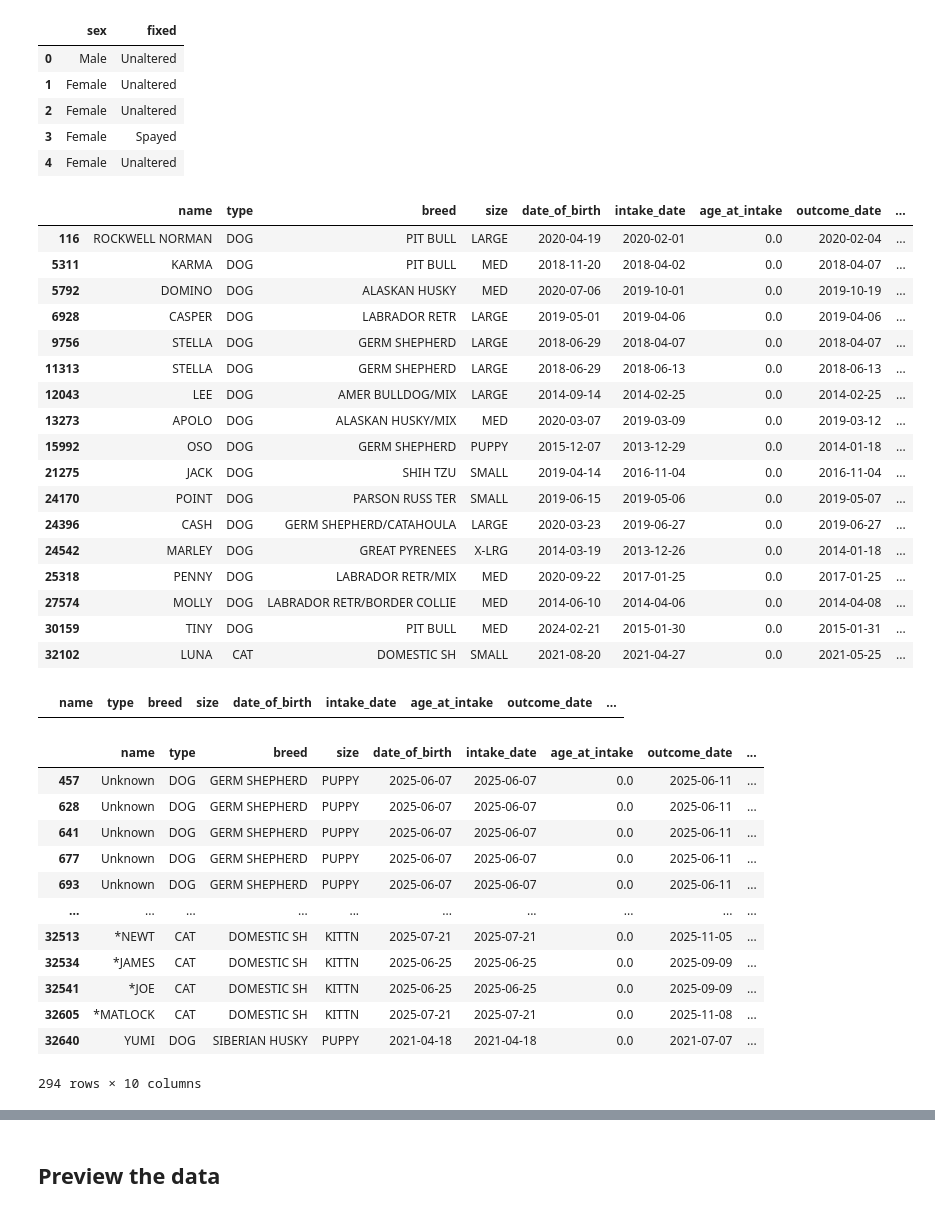
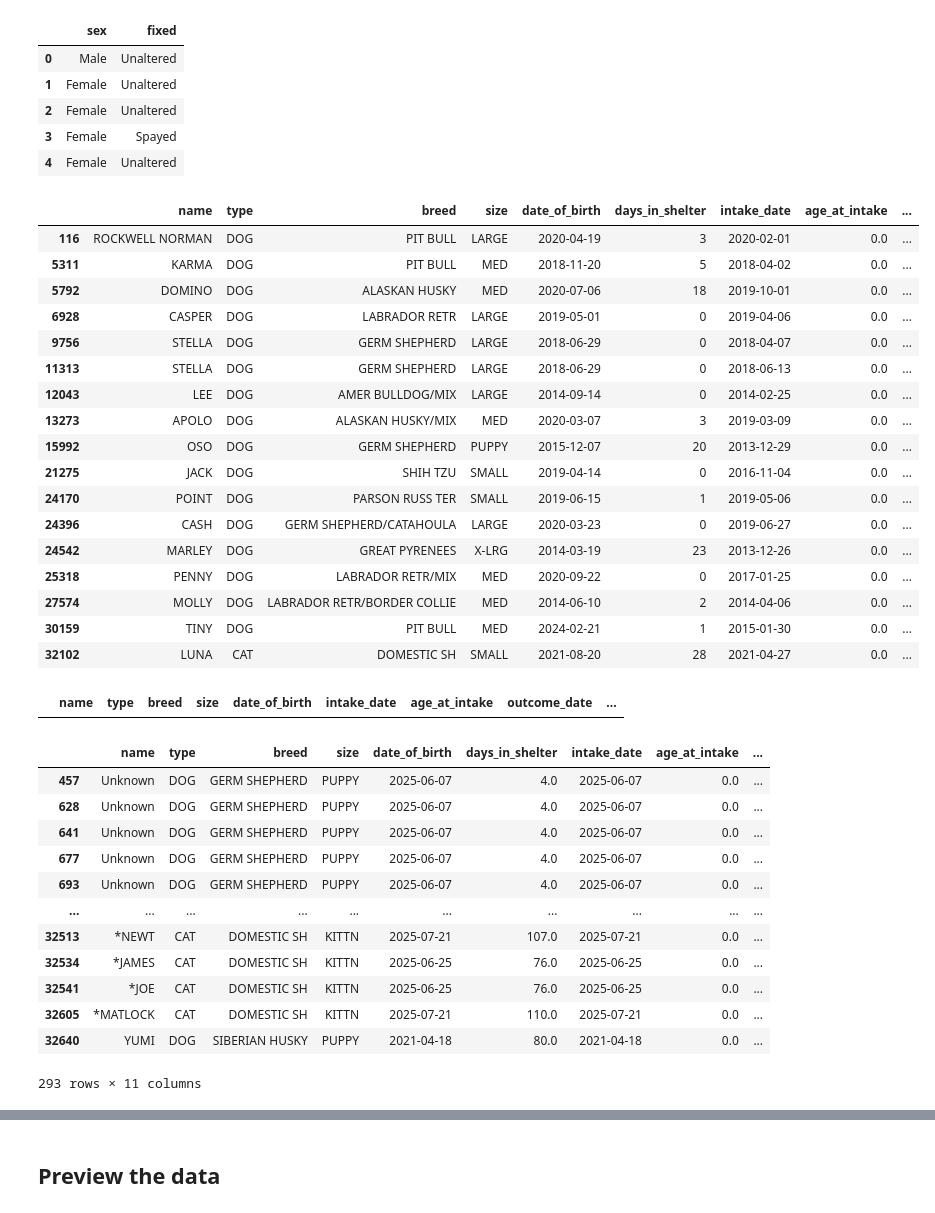
Before and after one commit to cillam/animal-shelter-analytics, a Jupyter notebook: notebooks/01_eda.ipynb, the cells around one changed output, grey strips where cells are left out. Drawn from its saved outputs; the diff is of its cells as text; code cells hidden in the pictures.

```diff
--- a/notebooks/01_eda.ipynb
+++ b/notebooks/01_eda.ipynb
@@ -145,0 +208,2 @@ Name: count, dtype: int64
+# %%
+pd.set_option("display.max_rows", None)
@@ -155,8 +264,8 @@ shelter_df["outcome_date"] = pd.to_datetime(shelter_df["outcome_date"])
 # Convert float zip code with int
 shelter_df["outcome_zip_code"] = shelter_df["outcome_zip_code"].astype(str).str.replace(".0", "")
 
-# Replacing all NaN values of outcome type column with "Pending"
-shelter_df["outcome_type"] = shelter_df["outcome_type"].fillna("Pending")
+# Drop all rows with no outcome date
+shelter_df = shelter_df.dropna(subset=["outcome_date"])
 
 # Remove any duplicate categories
 # Replacing all RTOS values of outcome type column with "RETURN TO OWNER"
@@ -229,26 +338,26 @@ def assign_group(age):
 
 shelter_df = shelter_df.assign(age_group = shelter_df['age_at_outcome'].map(assign_group))
 # %%
-shelter_df[shelter_df["age_at_outcome"] < 0][["name",	"type", "breed", "size", "date_of_birth", "intake_date", "age_at_intake", "outcome_date", "age_at_outcome"]]
+shelter_df[shelter_df["age_at_outcome"] < 0][["name",	"type", "breed", "size", "date_of_birth", "days_in_shelter", "intake_date", "age_at_intake", "outcome_date", "age_at_outcome"]]
 # %% [output]
-|  | name | type | breed | size | date_of_birth | intake_date | age_at_intake | outcome_date | ... |
-| 116 | ROCKWELL NORMAN | DOG | PIT BULL | LARGE | 2020-04-19 | 2020-02-01 | 0.0 | 2020-02-04 | ... |
-| 5311 | KARMA | DOG | PIT BULL | MED | 2018-11-20 | 2018-04-02 | 0.0 | 2018-04-07 | ... |
-| 5792 | DOMINO | DOG | ALASKAN HUSKY | MED | 2020-07-06 | 2019-10-01 | 0.0 | 2019-10-19 | ... |
-| 6928 | CASPER | DOG | LABRADOR RETR | LARGE | 2019-05-01 | 2019-04-06 | 0.0 | 2019-04-06 | ... |
-| 9756 | STELLA | DOG | GERM SHEPHERD | LARGE | 2018-06-29 | 2018-04-07 | 0.0 | 2018-04-07 | ... |
-| 11313 | STELLA | DOG | GERM SHEPHERD | LARGE | 2018-06-29 | 2018-06-13 | 0.0 | 2018-06-13 | ... |
-| 12043 | LEE | DOG | AMER BULLDOG/MIX | LARGE | 2014-09-14 | 2014-02-25 | 0.0 | 2014-02-25 | ... |
-| 13273 | APOLO | DOG | ALASKAN HUSKY/MIX | MED | 2020-03-07 | 2019-03-09 | 0.0 | 2019-03-12 | ... |
-| 15992 | OSO | DOG | GERM SHEPHERD | PUPPY | 2015-12-07 | 2013-12-29 | 0.0 | 2014-01-18 | ... |
-| 21275 | JACK | DOG | SHIH TZU | SMALL | 2019-04-14 | 2016-11-04 | 0.0 | 2016-11-04 | ... |
-| 24170 | POINT | DOG | PARSON RUSS TER | SMALL | 2019-06-15 | 2019-05-06 | 0.0 | 2019-05-07 | ... |
-| 24396 | CASH | DOG | GERM SHEPHERD/CATAHOULA | LARGE | 2020-03-23 | 2019-06-27 | 0.0 | 2019-06-27 | ... |
-| 24542 | MARLEY | DOG | GREAT PYRENEES | X-LRG | 2014-03-19 | 2013-12-26 | 0.0 | 2014-01-18 | ... |
-| 25318 | PENNY | DOG | LABRADOR RETR/MIX | MED | 2020-09-22 | 2017-01-25 | 0.0 | 2017-01-25 | ... |
-| 27574 | MOLLY | DOG | LABRADOR RETR/BORDER COLLIE | MED | 2014-06-10 | 2014-04-06 | 0.0 | 2014-04-08 | ... |
-| 30159 | TINY | DOG | PIT BULL | MED | 2024-02-21 | 2015-01-30 | 0.0 | 2015-01-31 | ... |
-| 32102 | LUNA | CAT | DOMESTIC SH | SMALL | 2021-08-20 | 2021-04-27 | 0.0 | 2021-05-25 | ... |
+|  | name | type | breed | size | date_of_birth | days_in_shelter | intake_date | age_at_intake | ... |
+| 116 | ROCKWELL NORMAN | DOG | PIT BULL | LARGE | 2020-04-19 | 3 | 2020-02-01 | 0.0 | ... |
+| 5311 | KARMA | DOG | PIT BULL | MED | 2018-11-20 | 5 | 2018-04-02 | 0.0 | ... |
+| 5792 | DOMINO | DOG | ALASKAN HUSKY | MED | 2020-07-06 | 18 | 2019-10-01 | 0.0 | ... |
+| 6928 | CASPER | DOG | LABRADOR RETR | LARGE | 2019-05-01 | 0 | 2019-04-06 | 0.0 | ... |
+| 9756 | STELLA | DOG | GERM SHEPHERD | LARGE | 2018-06-29 | 0 | 2018-04-07 | 0.0 | ... |
+| 11313 | STELLA | DOG | GERM SHEPHERD | LARGE | 2018-06-29 | 0 | 2018-06-13 | 0.0 | ... |
+| 12043 | LEE | DOG | AMER BULLDOG/MIX | LARGE | 2014-09-14 | 0 | 2014-02-25 | 0.0 | ... |
+| 13273 | APOLO | DOG | ALASKAN HUSKY/MIX | MED | 2020-03-07 | 3 | 2019-03-09 | 0.0 | ... |
+| 15992 | OSO | DOG | GERM SHEPHERD | PUPPY | 2015-12-07 | 20 | 2013-12-29 | 0.0 | ... |
+| 21275 | JACK | DOG | SHIH TZU | SMALL | 2019-04-14 | 0 | 2016-11-04 | 0.0 | ... |
+| 24170 | POINT | DOG | PARSON RUSS TER | SMALL | 2019-06-15 | 1 | 2019-05-06 | 0.0 | ... |
+| 24396 | CASH | DOG | GERM SHEPHERD/CATAHOULA | LARGE | 2020-03-23 | 0 | 2019-06-27 | 0.0 | ... |
+| 24542 | MARLEY | DOG | GREAT PYRENEES | X-LRG | 2014-03-19 | 23 | 2013-12-26 | 0.0 | ... |
+| 25318 | PENNY | DOG | LABRADOR RETR/MIX | MED | 2020-09-22 | 0 | 2017-01-25 | 0.0 | ... |
+| 27574 | MOLLY | DOG | LABRADOR RETR/BORDER COLLIE | MED | 2014-06-10 | 2 | 2014-04-06 | 0.0 | ... |
+| 30159 | TINY | DOG | PIT BULL | MED | 2024-02-21 | 1 | 2015-01-30 | 0.0 | ... |
+| 32102 | LUNA | CAT | DOMESTIC SH | SMALL | 2021-08-20 | 28 | 2021-04-27 | 0.0 | ... |
 # %%
 shelter_df.loc[shelter_df["age_at_outcome"] < 0, "date_of_birth"] = pd.NaT
 shelter_df.loc[shelter_df["age_at_outcome"] < 0, ["age_at_intake", "age_at_outcome"]] = np.nan
@@ -269,16 +376,16 @@ pd.reset_option("display.max_rows")
 # %%
-shelter_df[shelter_df["age_at_intake"] == 0][["name",	"type", "breed", "size", "date_of_birth", "intake_date", "age_at_intake", "outcome_date", "age_at_outcome", "days_in_shelter"]]
+shelter_df[shelter_df["age_at_intake"] == 0][["name",	"type", "breed", "size", "date_of_birth", "days_in_shelter", "intake_date", "age_at_intake", "outcome_date", "age_at_outcome", "days_in_shelter"]]
 # %% [output]
-|  | name | type | breed | size | date_of_birth | intake_date | age_at_intake | outcome_date | ... |
-| 457 | Unknown | DOG | GERM SHEPHERD | PUPPY | 2025-06-07 | 2025-06-07 | 0.0 | 2025-06-11 | ... |
-| 628 | Unknown | DOG | GERM SHEPHERD | PUPPY | 2025-06-07 | 2025-06-07 | 0.0 | 2025-06-11 | ... |
-| 641 | Unknown | DOG | GERM SHEPHERD | PUPPY | 2025-06-07 | 2025-06-07 | 0.0 | 2025-06-11 | ... |
-| 677 | Unknown | DOG | GERM SHEPHERD | PUPPY | 2025-06-07 | 2025-06-07 | 0.0 | 2025-06-11 | ... |
-| 693 | Unknown | DOG | GERM SHEPHERD | PUPPY | 2025-06-07 | 2025-06-07 | 0.0 | 2025-06-11 | ... |
+|  | name | type | breed | size | date_of_birth | days_in_shelter | intake_date | age_at_intake | ... |
+| 457 | Unknown | DOG | GERM SHEPHERD | PUPPY | 2025-06-07 | 4.0 | 2025-06-07 | 0.0 | ... |
+| 628 | Unknown | DOG | GERM SHEPHERD | PUPPY | 2025-06-07 | 4.0 | 2025-06-07 | 0.0 | ... |
+| 641 | Unknown | DOG | GERM SHEPHERD | PUPPY | 2025-06-07 | 4.0 | 2025-06-07 | 0.0 | ... |
+| 677 | Unknown | DOG | GERM SHEPHERD | PUPPY | 2025-06-07 | 4.0 | 2025-06-07 | 0.0 | ... |
+| 693 | Unknown | DOG | GERM SHEPHERD | PUPPY | 2025-06-07 | 4.0 | 2025-06-07 | 0.0 | ... |
 | ... | ... | ... | ... | ... | ... | ... | ... | ... | ... |
-| 32513 | *NEWT | CAT | DOMESTIC SH | KITTN | 2025-07-21 | 2025-07-21 | 0.0 | 2025-11-05 | ... |
-| 32534 | *JAMES | CAT | DOMESTIC SH | KITTN | 2025-06-25 | 2025-06-25 | 0.0 | 2025-09-09 | ... |
-| 32541 | *JOE | CAT | DOMESTIC SH | KITTN | 2025-06-25 | 2025-06-25 | 0.0 | 2025-09-09 | ... |
-| 32605 | *MATLOCK | CAT | DOMESTIC SH | KITTN | 2025-07-21 | 2025-07-21 | 0.0 | 2025-11-08 | ... |
-| 32640 | YUMI | DOG | SIBERIAN HUSKY | PUPPY | 2021-04-18 | 2021-04-18 | 0.0 | 2021-07-07 | ... |
+| 32513 | *NEWT | CAT | DOMESTIC SH | KITTN | 2025-07-21 | 107.0 | 2025-07-21 | 0.0 | ... |
+| 32534 | *JAMES | CAT | DOMESTIC SH | KITTN | 2025-06-25 | 76.0 | 2025-06-25 | 0.0 | ... |
+| 32541 | *JOE | CAT | DOMESTIC SH | KITTN | 2025-06-25 | 76.0 | 2025-06-25 | 0.0 | ... |
+| 32605 | *MATLOCK | CAT | DOMESTIC SH | KITTN | 2025-07-21 | 110.0 | 2025-07-21 | 0.0 | ... |
+| 32640 | YUMI | DOG | SIBERIAN HUSKY | PUPPY | 2021-04-18 | 80.0 | 2021-04-18 | 0.0 | ... |
-294 rows × 10 columns
+293 rows × 11 columns
```
Also changed, not shown: parts of 28 cells of this notebook, 2 other files.
